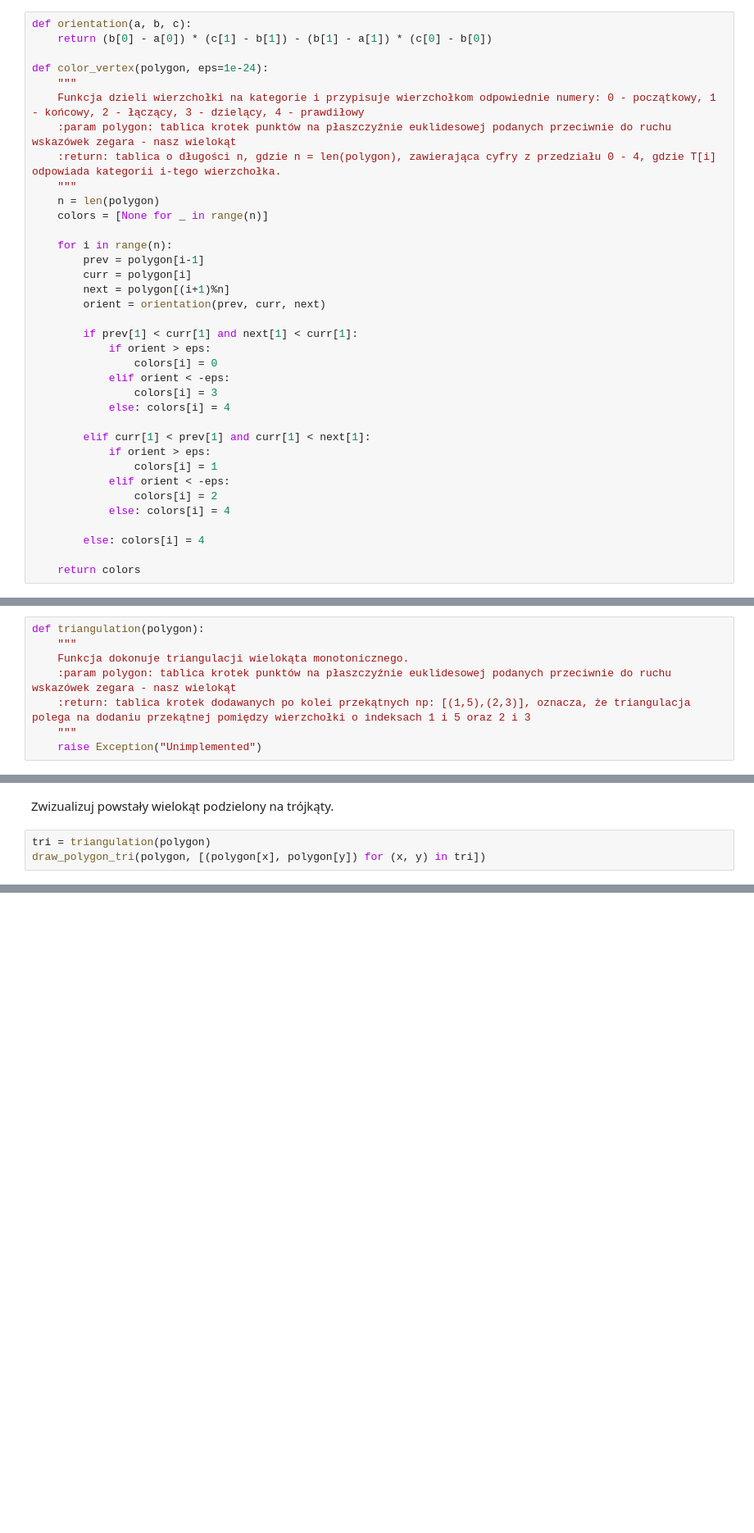
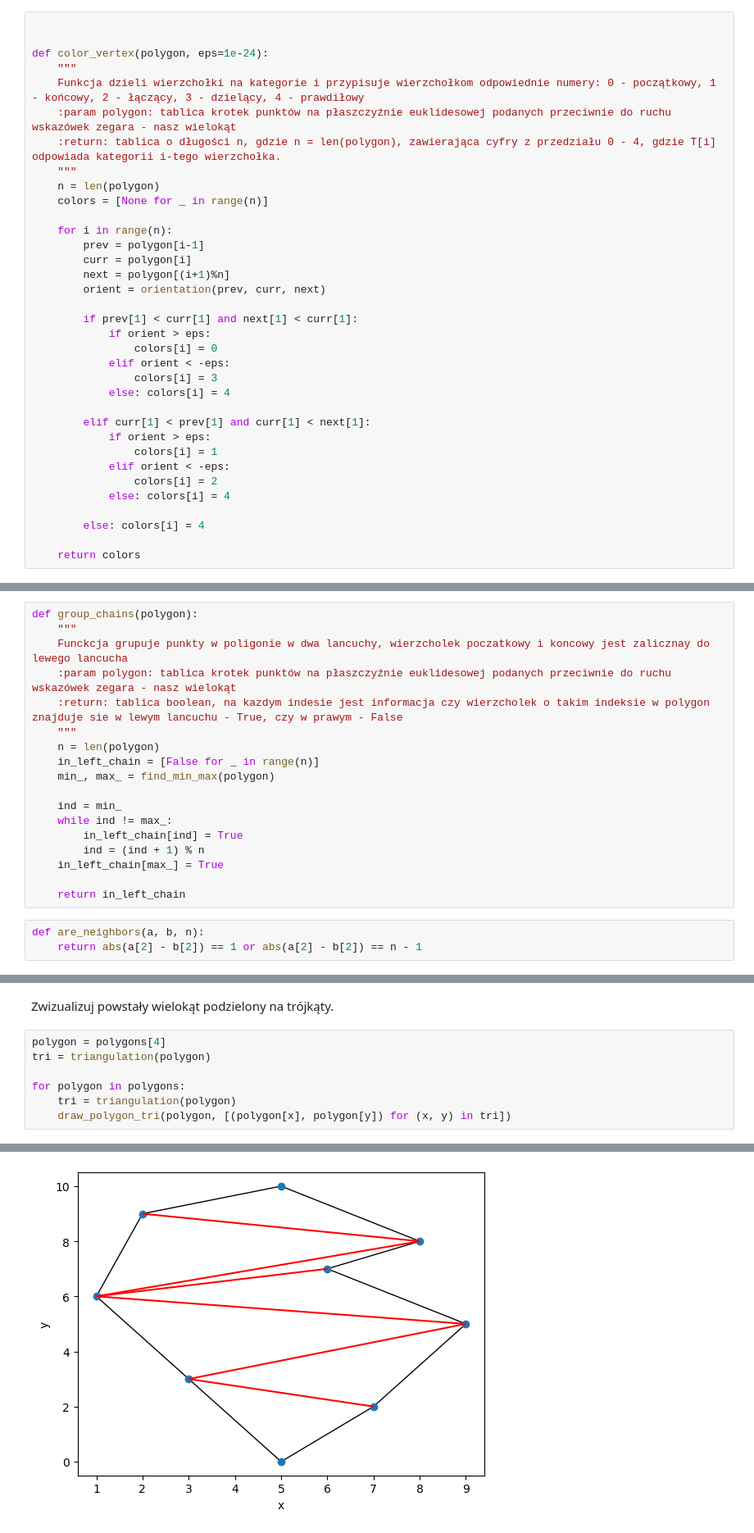
Before and after one commit to jacekloboda/geometric-algorithms, a Jupyter notebook: bitalg/lab3/main.ipynb, the cells around one changed output, grey strips where cells are left out. Shown: that part at 82% size. Drawn from its saved outputs; the diff is of its cells as text; blank space fills up the shorter version.

````diff
--- a/bitalg/lab3/main.ipynb
+++ b/bitalg/lab3/main.ipynb
@@ -363,6 +369,5 @@ draw_polygon_colors(polygon_example_2,polygon_example_colors)
 # %%
-def orientation(a, b, c):
-    return (b[0] - a[0]) * (c[1] - b[1]) - (b[1] - a[1]) * (c[0] - b[0])
+
 
 def color_vertex(polygon, eps=1e-24):
     """
@@ -435,11 +440,24 @@ draw_polygon_tri(polygon_example_1, polygon_example_tri)
 [figure]
 # %% [markdown]
 <span style="color:red">Ćw.</span> Uzupełnij funkcję ```triangulation```. Wykorzystaj algorytm opisany na wykładzie.
-# %%
-def triangulation(polygon):
-    """
-    Funkcja dokonuje triangulacji wielokąta monotonicznego.
-    :param polygon: tablica krotek punktów na płaszczyźnie euklidesowej podanych przeciwnie do ruchu wskazówek zegara - nasz wielokąt
-    :return: tablica krotek dodawanych po kolei przekątnych np: [(1,5),(2,3)], oznacza, że triangulacja polega na dodaniu przekątnej pomiędzy wierzchołki o indeksach 1 i 5 oraz 2 i 3
-    """
-    raise Exception("Unimplemented")
+# %%
+def group_chains(polygon):
+    """
+    Funckcja grupuje punkty w poligonie w dwa lancuchy, wierzcholek poczatkowy i koncowy jest zalicznay do lewego lancucha
+    :param polygon: tablica krotek punktów na płaszczyźnie euklidesowej podanych przeciwnie do ruchu wskazówek zegara - nasz wielokąt
+    :return: tablica boolean, na kazdym indesie jest informacja czy wierzcholek o takim indeksie w polygon znajduje sie w lewym lancuchu - True, czy w prawym - False
+    """
+    n = len(polygon)
+    in_left_chain = [False for _ in range(n)]
+    min_, max_ = find_min_max(polygon)
+
+    ind = min_
+    while ind != max_:
+        in_left_chain[ind] = True
+        ind = (ind + 1) % n
+    in_left_chain[max_] = True
+
+    return in_left_chain
+# %%
+def are_neighbors(a, b, n):
+    return abs(a[2] - b[2]) == 1 or abs(a[2] - b[2]) == n - 1
@@ -454,5 +532,10 @@ Test().runtest(3, triangulation)
 # %% [markdown]
 Zwizualizuj powstały wielokąt podzielony na trójkąty.
 # %%
+polygon = polygons[4]
 tri = triangulation(polygon)
-draw_polygon_tri(polygon, [(polygon[x], polygon[y]) for (x, y) in tri])
+
+for polygon in polygons:
+    tri = triangulation(polygon)
+    draw_polygon_tri(polygon, [(polygon[x], polygon[y]) for (x, y) in tri])
+# %% [output]
@@ -458,0 +543 @@ draw_polygon_tri(polygon, [(polygon[x], polygon[y]) for (x, y) in tri])
+[figure, added]
````
Also changed, not shown: parts of 12 cells of this notebook.
